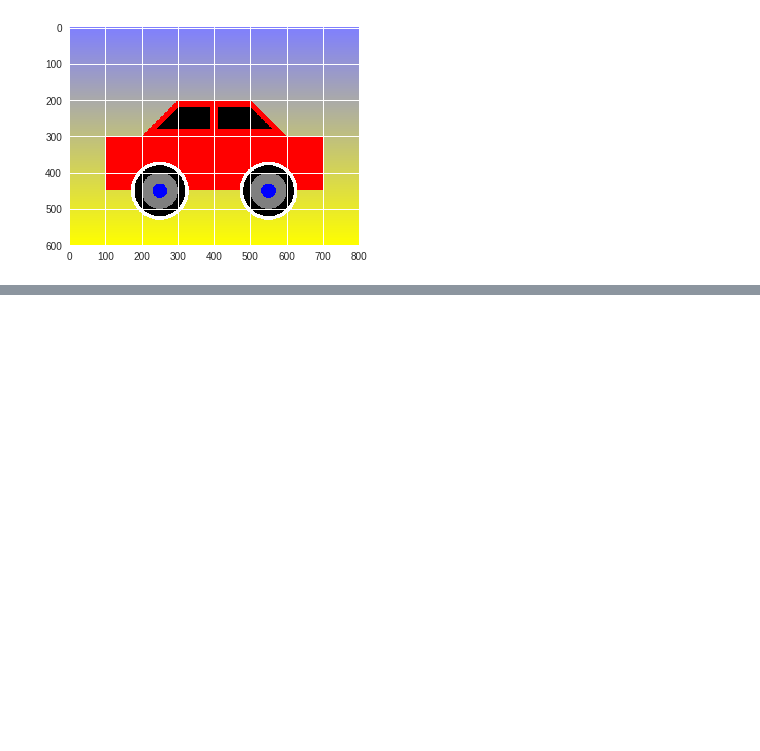
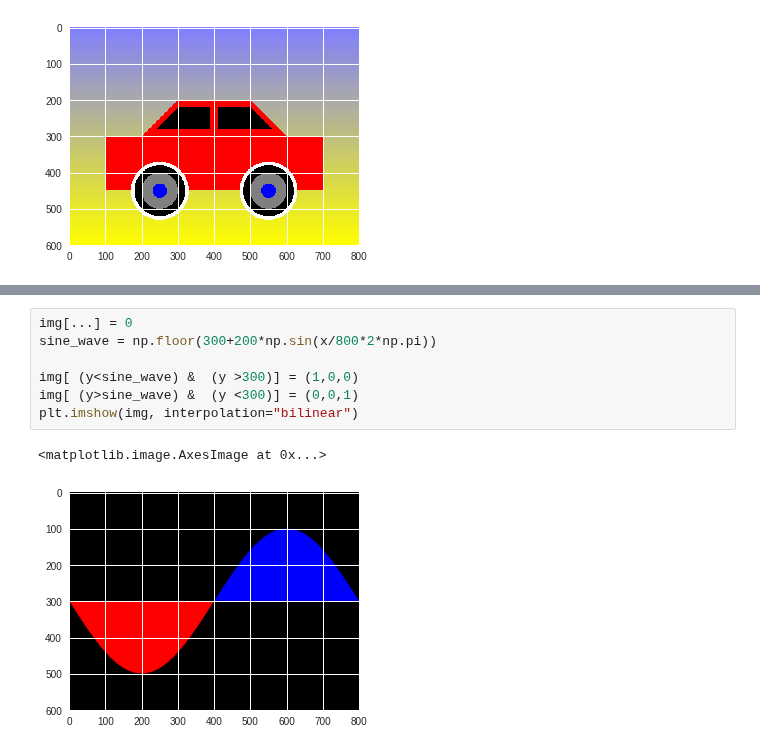
Before and after one commit to tjwei/NDHU_AM1130, a Jupyter notebook: 2018_Week07_Paint.ipynb, the cells around one changed output, grey strips where cells are left out. Drawn from its saved outputs; the diff is of its cells as text; blank space fills up the shorter version.

```diff
--- a/2018_Week07_Paint.ipynb
+++ b/2018_Week07_Paint.ipynb
@@ -192,0 +194,10 @@ plt.imshow(img, interpolation="bilinear")
+# %%
+img[...] = 0
+sine_wave = np.floor(300+200*np.sin(x/800*2*np.pi))
+
+img[ (y<sine_wave) &  (y >300)] = (1,0,0)
+img[ (y>sine_wave) &  (y <300)] = (0,0,1)
+plt.imshow(img, interpolation="bilinear")
+# %% [output]
+<matplotlib.image.AxesImage at 0x...>
+[figure, added]
```
Also changed, not shown: parts of 5 cells of this notebook.
